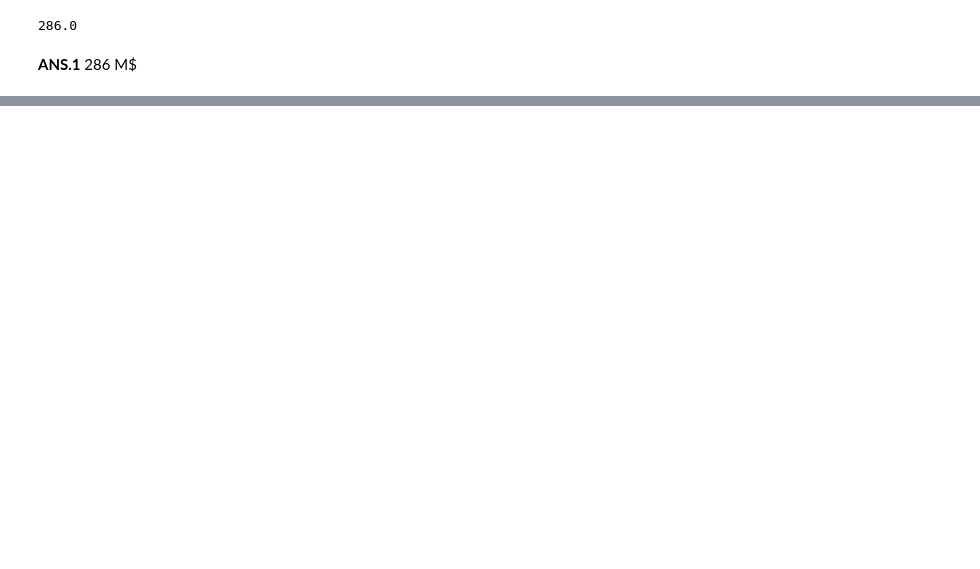
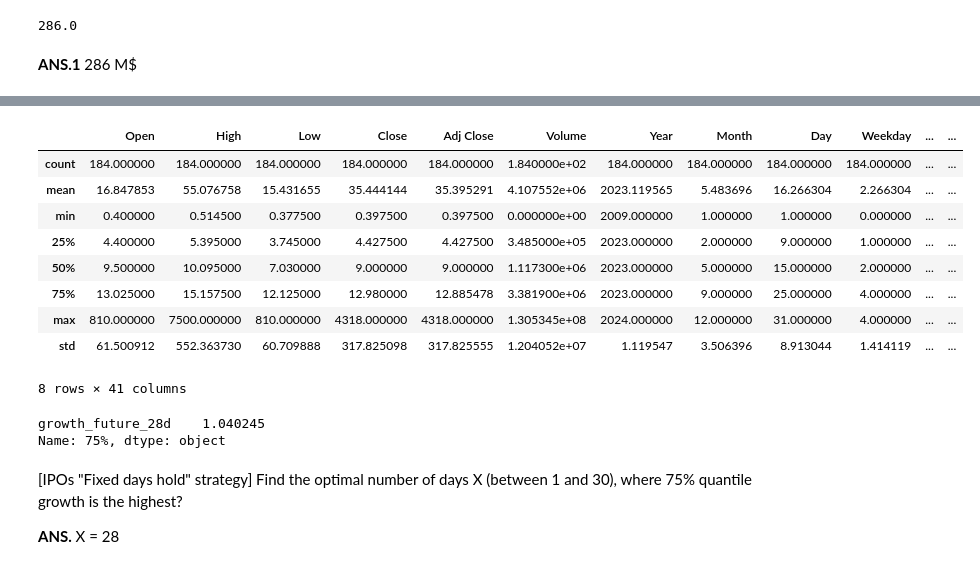
Before and after one commit to lucapug/dtc-stock-markets-analytics-zoomcamp, a Jupyter notebook: cohorts/2024/SMA_zoomcamp_lab2_and_HW2.ipynb, the cells around one changed output, grey strips where cells are left out. Saved outputs shown, nothing was run; the diff lists cells and outputs as text; code cells hidden in the pictures; blank space fills up the shorter version.

```diff
--- a/cohorts/2024/SMA_zoomcamp_lab2_and_HW2.ipynb
+++ b/cohorts/2024/SMA_zoomcamp_lab2_and_HW2.ipynb
@@ -2627,0 +2920,27 @@ print(round(ipo_filings_2023_wd4['Shares_offered_value'].sum()/1000000, 0))
+# %%
+stocks_df_min_dates = stocks_df.loc[stocks_df.groupby('Ticker').Date.idxmin()].reset_index(drop=True)
+# %%
+stocks_df_min_dates.describe()
+# %% [output]
+|  | Open | High | Low | Close | Adj Close | Volume | Year | Month | Day | Weekday | ... | ... |
+| count | 184.000000 | 184.000000 | 184.000000 | 184.000000 | 184.000000 | 1.840000e+02 | 184.000000 | 184.000000 | 184.000000 | 184.000000 | ... | ... |
+| mean | 16.847853 | 55.076758 | 15.431655 | 35.444144 | 35.395291 | 4.107552e+06 | 2023.119565 | 5.483696 | 16.266304 | 2.266304 | ... | ... |
+| min | 0.400000 | 0.514500 | 0.377500 | 0.397500 | 0.397500 | 0.000000e+00 | 2009.000000 | 1.000000 | 1.000000 | 0.000000 | ... | ... |
+| 25% | 4.400000 | 5.395000 | 3.745000 | 4.427500 | 4.427500 | 3.485000e+05 | 2023.000000 | 2.000000 | 9.000000 | 1.000000 | ... | ... |
+| 50% | 9.500000 | 10.095000 | 7.030000 | 9.000000 | 9.000000 | 1.117300e+06 | 2023.000000 | 5.000000 | 15.000000 | 2.000000 | ... | ... |
+| 75% | 13.025000 | 15.157500 | 12.125000 | 12.980000 | 12.885478 | 3.381900e+06 | 2023.000000 | 9.000000 | 25.000000 | 4.000000 | ... | ... |
+| max | 810.000000 | 7500.000000 | 810.000000 | 4318.000000 | 4318.000000 | 1.305345e+08 | 2024.000000 | 12.000000 | 31.000000 | 4.000000 | ... | ... |
+| std | 61.500912 | 552.363730 | 60.709888 | 317.825098 | 317.825555 | 1.204052e+07 | 1.119547 | 3.506396 | 8.913044 | 1.414119 | ... | ... |
+8 rows × 41 columns
+# %%
+# find the day with max growth w.r.t. minimum dates across all 184 stocks at 75% quartiles
+
+a=stocks_df_min_dates.describe().T['75%'].filter(regex='growth*')
+a.loc[a.values == a.loc[:].max()]
+# %% [output]
+growth_future_28d    1.040245
+Name: 75%, dtype: object
+# %% [markdown]
+[IPOs "Fixed days hold" strategy] Find the optimal number of days X (between 1 and 30), where 75% quantile growth is the highest?
+
+**ANS.** X = 28
```
Also changed, not shown: parts of 38 cells of this notebook.
